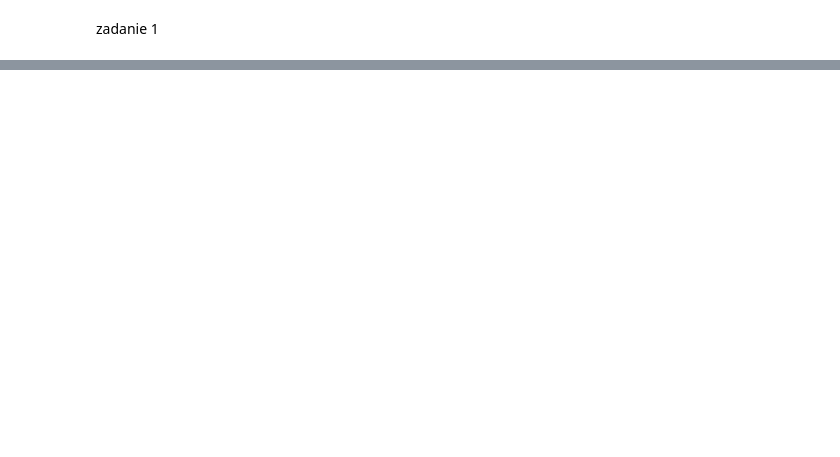
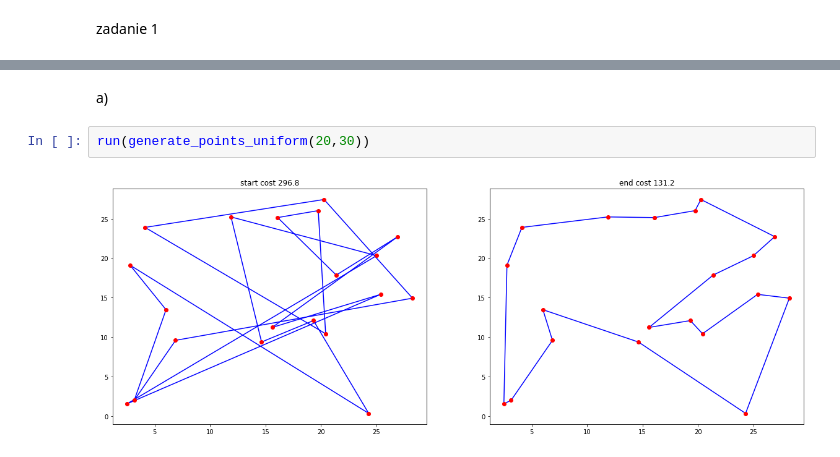
Before and after one commit to maati01/MOwNiT, a Jupyter notebook: lab04/lab04.ipynb, the cells around one changed output, grey strips where cells are left out. Saved outputs shown, nothing was run; the diff lists cells and outputs as text; blank space fills up the shorter version.

```diff
--- a/lab04/lab04.ipynb
+++ b/lab04/lab04.ipynb
@@ -146,0 +156,6 @@ def generate_points_normal(n, size):
+# %% [markdown]
+a)
+# %%
+run(generate_points_uniform(20,30))
+# %% [output]
+[figure, added]
```
Also changed, not shown: parts of 13 cells of this notebook.
